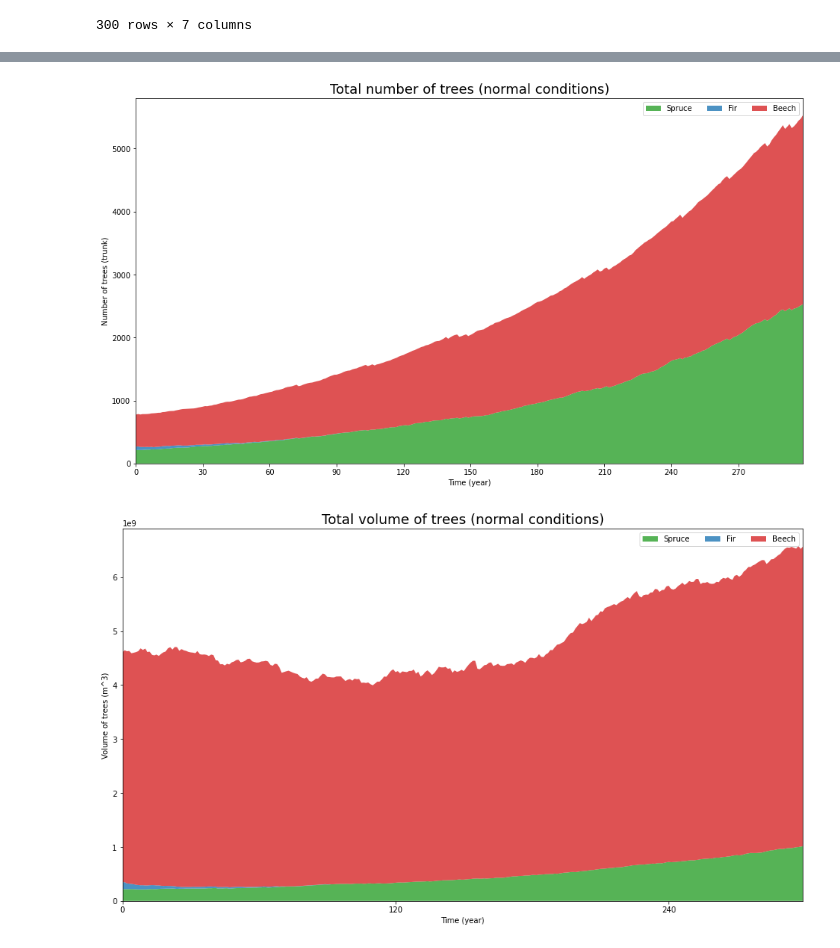
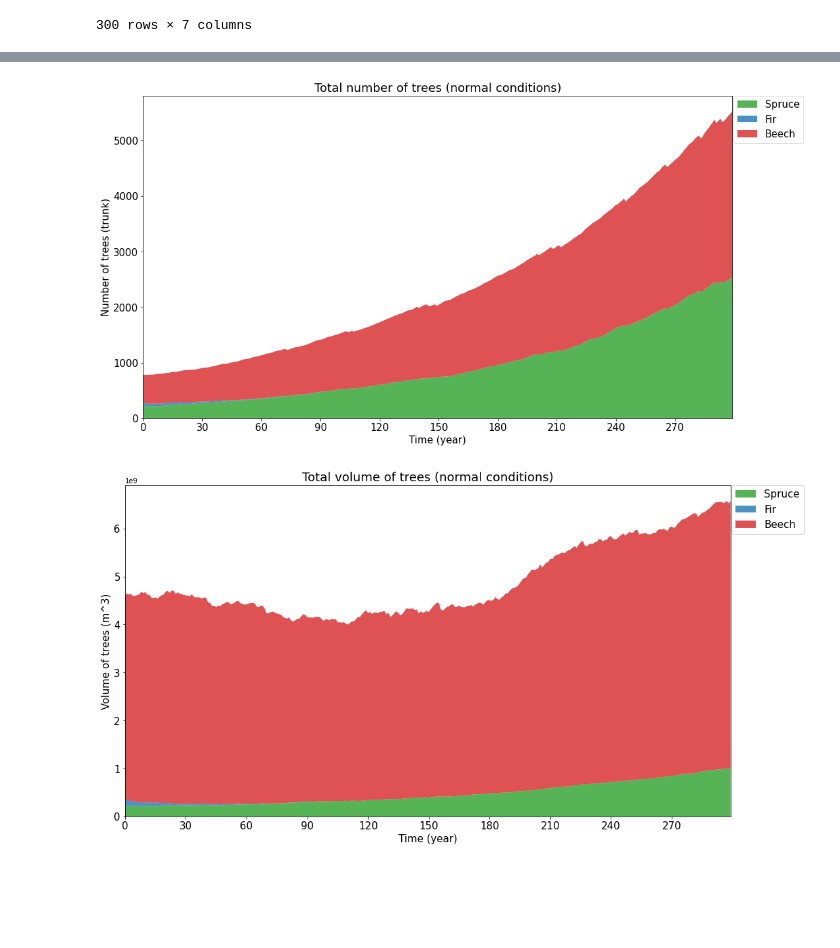
Before and after one commit to rfechner/ecosys_simulation_uniko, a Jupyter notebook: plots_for_paper_(normal_&_extreme_weather).ipynb, the cells around one changed output, grey strips where cells are left out. Cells and saved outputs as stored; diff of their text form; code cells hidden in the pictures; blank space fills up the shorter version.

Commit message:
Update plots_for_paper_(normal_&_extreme_weather).ipynb
added corrected version of jupyter-notebook for plots with corrections for legend

```diff
--- a/plots_for_paper_(normal_&_extreme_weather).ipynb
+++ b/plots_for_paper_(normal_&_extreme_weather).ipynb
@@ -77,58 +77,62 @@ labs = columns.values.tolist()
 ax = plt.gca()
 ax.stackplot(x_sim1, y_1_sim1, labels=['Spruce','Fir','Beech'], colors=mycolors, alpha=0.8)
 ax.set_title('Total number of trees (normal conditions)', fontsize=18)
-ax.legend(fontsize=10, ncol=3)
-plt.xticks(x_sim1[::int((max(x_sim1)+1)/10)], fontsize=10, horizontalalignment='center')
-plt.xticks(fontsize=10)
+ax.legend(fontsize=15, ncol=1, bbox_to_anchor=(1.002, 1), loc='upper left', borderaxespad=0.)
+plt.xticks(x_sim1[::int((max(x_sim1)+1)/10)], fontsize=15, horizontalalignment='center')
+plt.xticks(fontsize=15)
+plt.yticks(fontsize=15)
 plt.xlim(x_sim1[0], x_sim1[-1])
-ax.set_xlabel('Time (year)')
-ax.set_ylabel('Number of trees (trunk)')
+ax.set_xlabel('Time (year)',fontsize=15)
+ax.set_ylabel('Number of trees (trunk)',fontsize=15)
 plt.savefig('paper_resources/paper_normal_count.png')
 
 fig, ax = plt.subplots(figsize=(16, 9))
 columns = df_sim1.columns[1:]
 labs = columns.values.tolist()
 ax = plt.gca()
 ax.stackplot(x_sim1, y_2_sim1, labels=['Spruce','Fir','Beech'], colors=mycolors, alpha=0.8)
 ax.set_title('Total volume of trees (normal conditions)', fontsize=18)
-ax.legend(fontsize=10, ncol=3)
-plt.xticks(x_sim1[::int((max(x_sim2)+1)/10)], fontsize=10, horizontalalignment='center')
-plt.xticks(fontsize=10)
+ax.legend(fontsize=15, ncol=1, bbox_to_anchor=(1.002, 1), loc='upper left', borderaxespad=0.)
+plt.xticks(x_sim1[::int((max(x_sim2)+1)/10)], fontsize=15, horizontalalignment='center')
+plt.xticks(fontsize=15)
+plt.yticks(fontsize=15)
 plt.xlim(x_sim1[0], x_sim1[-1])
-ax.set_xlabel('Time (year)')
-ax.set_ylabel('Volume of trees (m^3)')
+ax.set_xlabel('Time (year)',fontsize=15)
+ax.set_ylabel('Volume of trees (m^3)',fontsize=15)
 plt.savefig('paper_resources/paper_normal_volume.png')
 
 #plots for second simulation
 fig, ax = plt.subplots(figsize=(16, 9))
 columns = df_sim2.columns[1:]
 labs = columns.values.tolist()
 ax = plt.gca()
 ax.stackplot(x_sim2, y_1_sim2, labels=['Spruce','Fir','Beech'], colors=mycolors, alpha=0.8)
 ax.set_title('Total number of trees (extreme weather)', fontsize=18)
-ax.legend(fontsize=10, ncol=3)
-plt.xticks(x_sim2[::int((max(x_sim2)+1)/10)], fontsize=10, horizontalalignment='center')
-plt.xticks(fontsize=10)
+ax.legend(fontsize=15, ncol=1, bbox_to_anchor=(1.002, 1), loc='upper left', borderaxespad=0.)
+plt.xticks(x_sim2[::int((max(x_sim2)+1)/10)], fontsize=20, horizontalalignment='center')
+plt.xticks(fontsize=15)
+plt.yticks(fontsize=15)
 plt.xlim(x_sim2[0], x_sim2[-1])
-ax.set_xlabel('Time (year)')
-ax.set_ylabel('Number of trees (trunk)')
+ax.set_xlabel('Time (year)',fontsize=15)
+ax.set_ylabel('Number of trees (trunk)',fontsize=15)
 plt.savefig('paper_resources/paper_extreme_weather_count.png')
 
 fig, ax = plt.subplots(figsize=(16, 9))
 columns = df_sim2.columns[1:]
 labs = columns.values.tolist()
 ax = plt.gca()
 ax.stackplot(x_sim2, y_2_sim2, labels=['Spruce','Fir','Beech'], colors=mycolors, alpha=0.8)
 ax.set_title('Total volume of trees (extreme weather)', fontsize=18)
-ax.legend(fontsize=10, ncol=3)
-plt.xticks(x_sim2[::int((max(x_sim2)+1)/10)], fontsize=10, horizontalalignment='center')
-plt.xticks(fontsize=10)
+ax.legend(fontsize=15, ncol=1, bbox_to_anchor=(1.002, 1), loc='upper left', borderaxespad=0.)
+plt.xticks(x_sim2[::int((max(x_sim2)+1)/10)], fontsize=15, horizontalalignment='center')
+plt.xticks(fontsize=15)
+plt.yticks(fontsize=15)
 plt.xlim(x_sim2[0], x_sim2[-1])
-ax.set_xlabel('Time (year)')
-ax.set_ylabel('Volume of trees (m^3)')
+ax.set_xlabel('Time (year)',fontsize=15)
+ax.set_ylabel('Volume of trees (m^3)',fontsize=15)
 plt.savefig('paper_resources/paper_extreme_weather_volume.png')
 
 plt.show()
 # %% [output]
-[figure, old version]
+[figure, new version]
-[figure, old version]
+[figure, new version]
```
Also changed, not shown: parts of 2 cells of this notebook.
